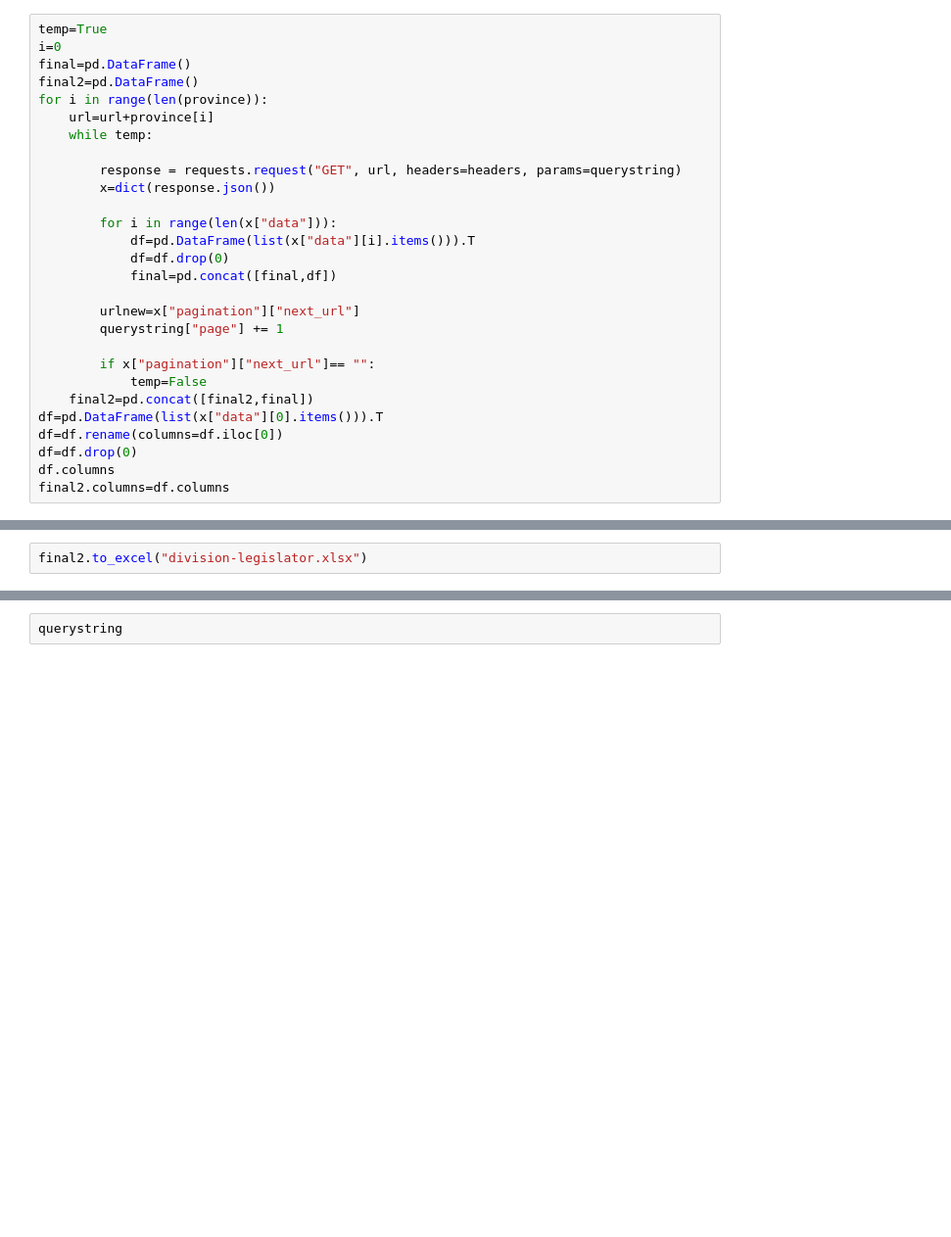
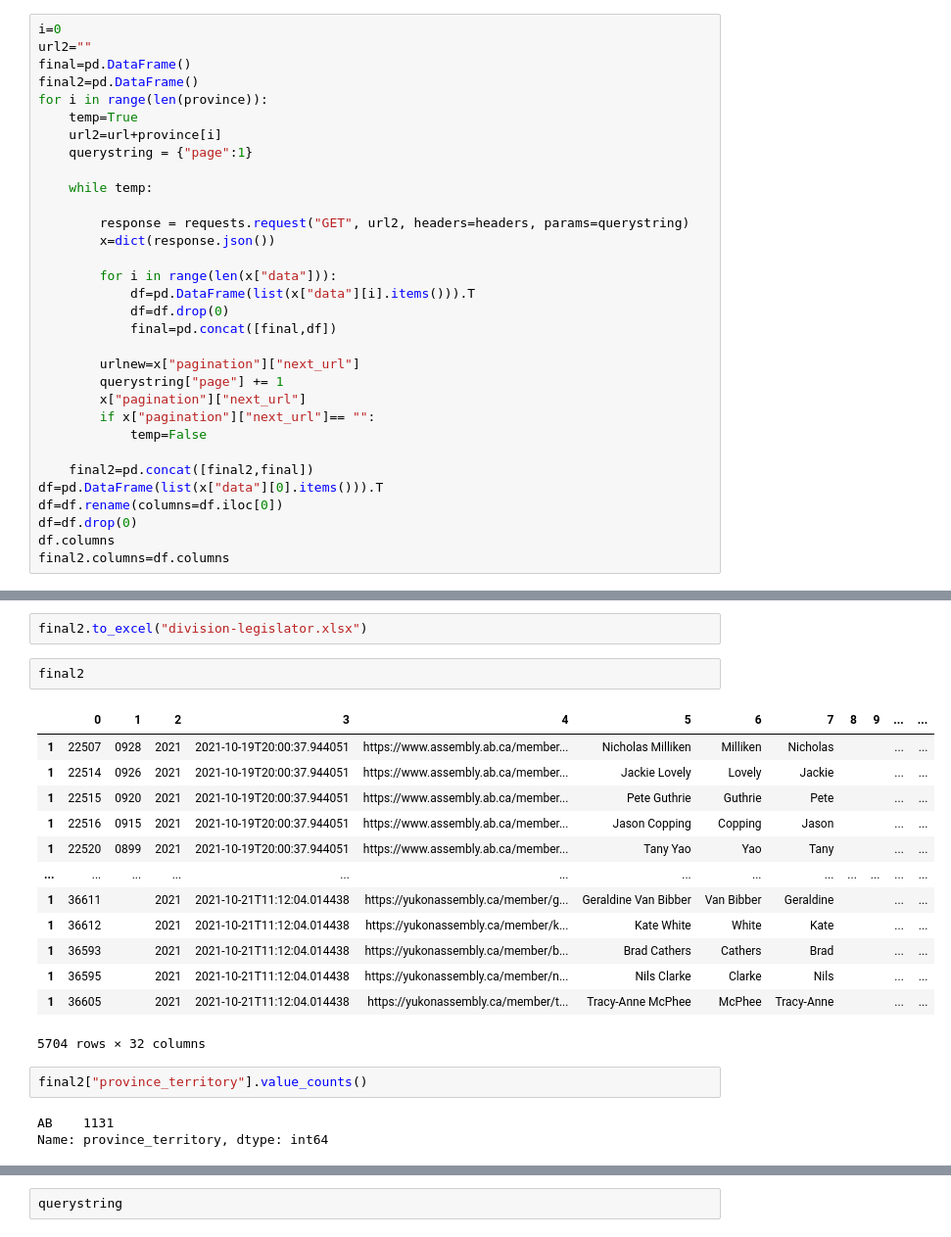
Before and after one commit to PANDASANG1231/BIRS_CIH_dashboard, a Jupyter notebook: Untitled.ipynb, the cells around one changed output, grey strips where cells are left out. Shown: that part at 98% size. Saved outputs shown, nothing was run; the diff lists cells and outputs as text; blank space fills up the shorter version.

```diff
--- a/Untitled.ipynb
+++ b/Untitled.ipynb
@@ -75,15 +75,18 @@ headers = {
 
 province=["ab","bc","mb","nb","nl","nt","ns","nu","on","pe","qc","sk","yt"]
 # %%
-temp=True
 i=0
+url2=""
 final=pd.DataFrame()
 final2=pd.DataFrame()
 for i in range(len(province)):
-    url=url+province[i]
+    temp=True
+    url2=url+province[i]
+    querystring = {"page":1}
+
     while temp:
 
-        response = requests.request("GET", url, headers=headers, params=querystring)
+        response = requests.request("GET", url2, headers=headers, params=querystring)
         x=dict(response.json())
 
         for i in range(len(x["data"])):
@@ -93,9 +96,10 @@ for i in range(len(province)):
 
         urlnew=x["pagination"]["next_url"]
         querystring["page"] += 1
-
+        x["pagination"]["next_url"]
         if x["pagination"]["next_url"]== "":
             temp=False
+
     final2=pd.concat([final2,final])
 df=pd.DataFrame(list(x["data"][0].items())).T
 df=df.rename(columns=df.iloc[0])
@@ -105,2 +128,23 @@ final2.columns=df.columns
 # %%
 final2.to_excel("division-legislator.xlsx")
+# %%
+final2
+# %% [output]
+|  | 0 | 1 | 2 | 3 | 4 | 5 | 6 | 7 | 8 | 9 | ... | ... |
+| 1 | 22507 | 0928 | 2021 | 2021-10-19T20:00:37.944051 | https://www.assembly.ab.ca/member... | Nicholas Milliken | Milliken | Nicholas |  |  | ... | ... |
+| 1 | 22514 | 0926 | 2021 | 2021-10-19T20:00:37.944051 | https://www.assembly.ab.ca/member... | Jackie Lovely | Lovely | Jackie |  |  | ... | ... |
+| 1 | 22515 | 0920 | 2021 | 2021-10-19T20:00:37.944051 | https://www.assembly.ab.ca/member... | Pete Guthrie | Guthrie | Pete |  |  | ... | ... |
+| 1 | 22516 | 0915 | 2021 | 2021-10-19T20:00:37.944051 | https://www.assembly.ab.ca/member... | Jason Copping | Copping | Jason |  |  | ... | ... |
+| 1 | 22520 | 0899 | 2021 | 2021-10-19T20:00:37.944051 | https://www.assembly.ab.ca/member... | Tany Yao | Yao | Tany |  |  | ... | ... |
+| ... | ... | ... | ... | ... | ... | ... | ... | ... | ... | ... | ... | ... |
+| 1 | 36611 |  | 2021 | 2021-10-21T11:12:04.014438 | https://yukonassembly.ca/member/g... | Geraldine Van Bibber | Van Bibber | Geraldine |  |  | ... | ... |
+| 1 | 36612 |  | 2021 | 2021-10-21T11:12:04.014438 | https://yukonassembly.ca/member/k... | Kate White | White | Kate |  |  | ... | ... |
+| 1 | 36593 |  | 2021 | 2021-10-21T11:12:04.014438 | https://yukonassembly.ca/member/b... | Brad Cathers | Cathers | Brad |  |  | ... | ... |
+| 1 | 36595 |  | 2021 | 2021-10-21T11:12:04.014438 | https://yukonassembly.ca/member/n... | Nils Clarke | Clarke | Nils |  |  | ... | ... |
+| 1 | 36605 |  | 2021 | 2021-10-21T11:12:04.014438 | https://yukonassembly.ca/member/t... | Tracy-Anne McPhee | McPhee | Tracy-Anne |  |  | ... | ... |
+5704 rows × 32 columns
+# %%
+final2["province_territory"].value_counts()
+# %% [output]
+AB    1131
+Name: province_territory, dtype: int64
```
Also changed, not shown: parts of 4 cells of this notebook, 3 other files.
